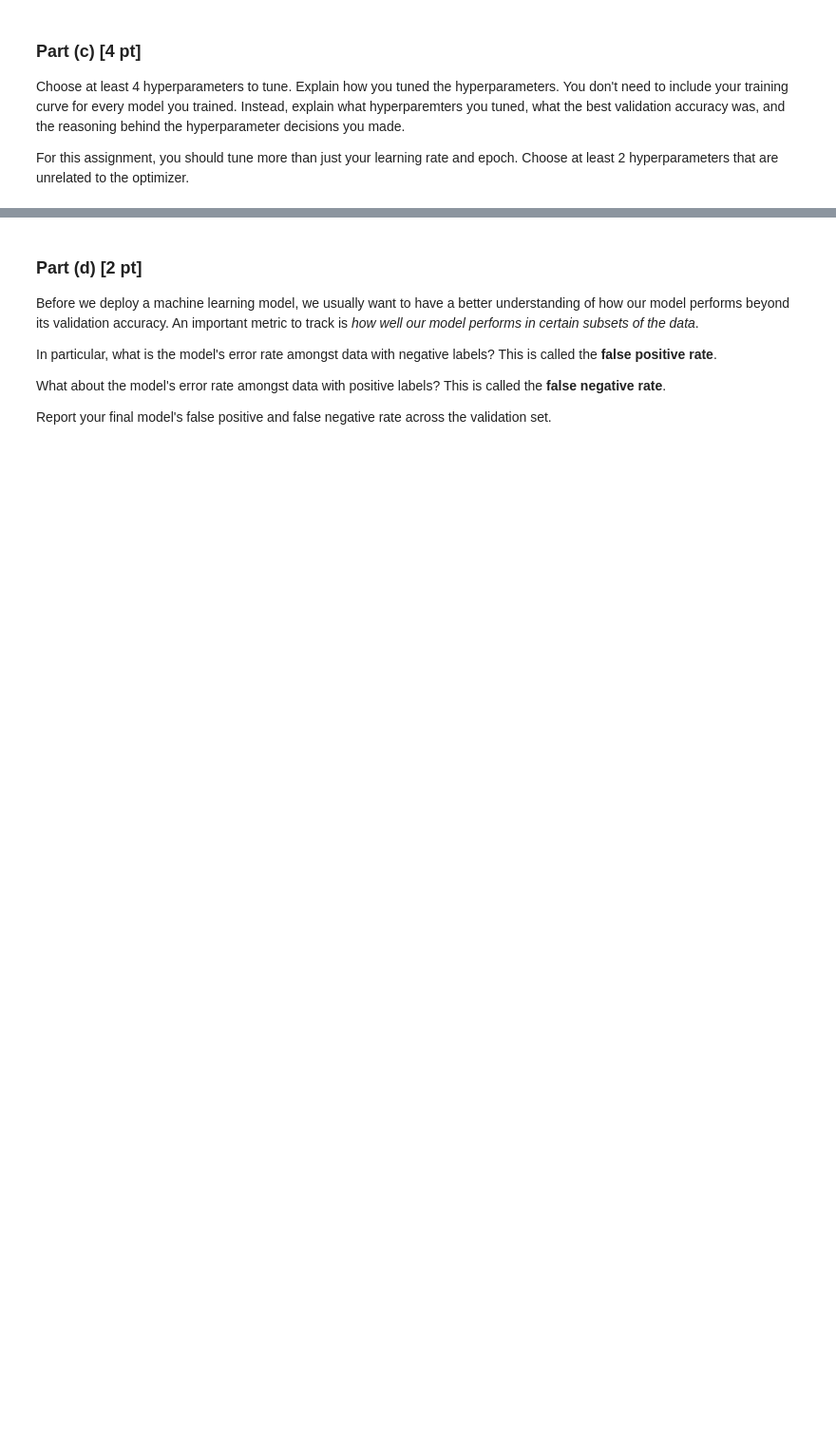
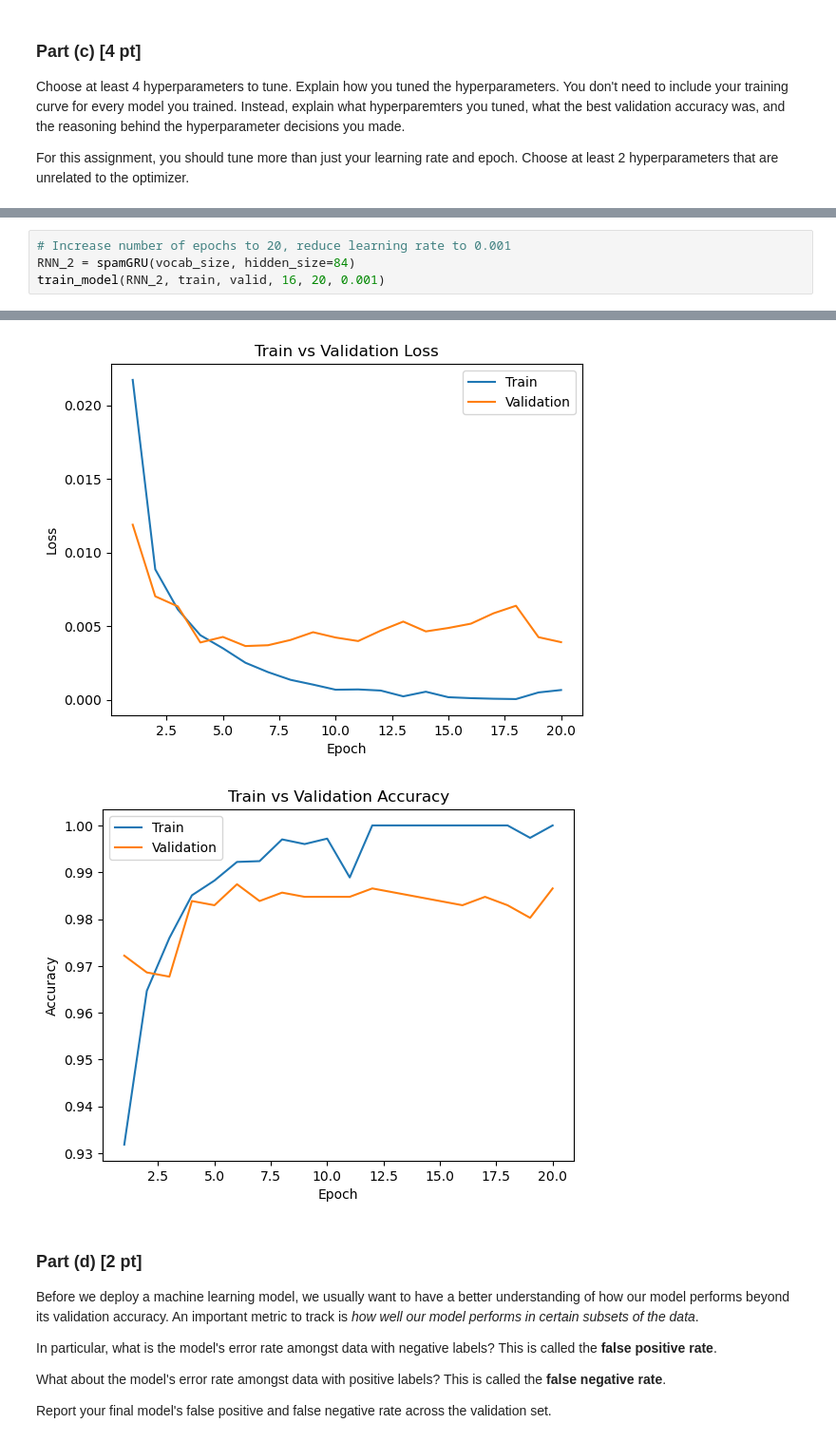
Before and after one commit to EthanRajah/ML-Learning, a Jupyter notebook: APS360 Labs/Lab5/Lab_5_Spam_Detection_Winter_2022.ipynb, the cells around one changed output, grey strips where cells are left out. Shown: that part at 95% size. Cells and saved outputs as stored; diff of their text form; blank space fills up the shorter version.

```diff
--- a/APS360 Labs/Lab5/Lab_5_Spam_Detection_Winter_2022.ipynb
+++ b/APS360 Labs/Lab5/Lab_5_Spam_Detection_Winter_2022.ipynb
@@ -413,0 +547,5 @@ Choose at least 2 hyperparameters that are unrelated to the optimizer.
+# %%
+# Increase number of epochs to 20, reduce learning rate to 0.001
+RNN_2 = spamGRU(vocab_size, hidden_size=84)
+train_model(RNN_2, train, valid, 16, 20, 0.001)
+# %% [output]
@@ -414,3 +569,5 @@ Choose at least 2 hyperparameters that are unrelated to the optimizer.
+[figure, added]
+[figure, added]
 # %% [markdown]
 ### Part (d) [2 pt]
 
```
Also changed, not shown: parts of 17 cells of this notebook.
